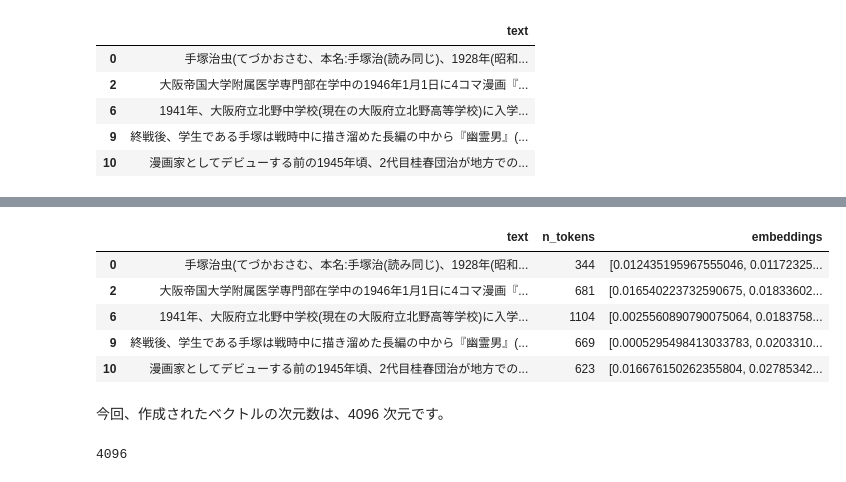
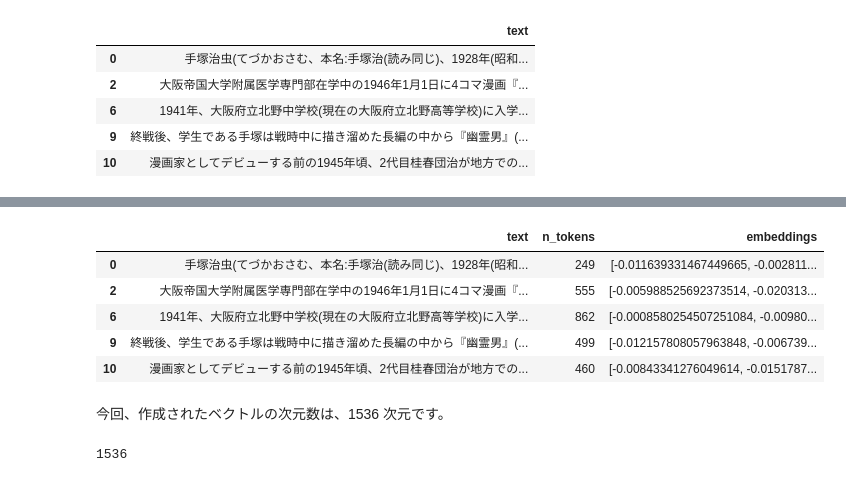
Before and after one commit to tsmatsuz/llm-grounding, a Jupyter notebook: 01-embedding.ipynb, the cells around one changed output, grey strips where cells are left out. Saved outputs shown, nothing was run; the diff lists cells and outputs as text; code cells hidden in the pictures.

```diff
--- a/01-embedding.ipynb
+++ b/01-embedding.ipynb
@@ -80,8 +76,8 @@ df.head()
 import tiktoken
 
 # Load tokenizer
-tokenizer = tiktoken.get_encoding("gpt2")
-#tokenizer = tiktoken.get_encoding("cl100k_base")  # when it's ada-002 model
+#tokenizer = tiktoken.get_encoding("gpt2")
+tokenizer = tiktoken.get_encoding("cl100k_base")
 
 df = pd.read_csv("document_data.csv", index_col=0)
 df.columns = ["text"]
@@ -101,34 +99,34 @@
 # %%
-embedding_model = "text-similarity-curie-001-deploy"
+embedding_model = "text-embedding-ada-002-deploy"
 
 import os
 import time
 import openai
 
 openai.api_key = os.environ["OPENAI_API_KEY"]
 openai.api_base =  os.environ["OPENAI_API_BASE"]
 openai.api_type = os.environ["OPENAI_API_TYPE"]
 openai.api_version = os.environ["OPENAI_API_VERSION"]
 
 def embed(x):
-    time.sleep(0.3)
+    time.sleep(0.6)
     return openai.Embedding.create(
         input=x,
         engine=embedding_model)["data"][0]["embedding"]
 
 df["embeddings"] = df.text.apply(embed)
 df.to_csv("embeddings_data.csv")
 df.head()
 # %% [output]
 |  | text | n_tokens | embeddings |
-| 0 | 手塚治虫(てづかおさむ、本名:手塚治(読み同じ)、1928年(昭和... | 344 | [0.012435195967555046, 0.01172325... |
-| 2 | 大阪帝国大学附属医学専門部在学中の1946年1月1日に4コマ漫画『... | 681 | [0.016540223732590675, 0.01833602... |
-| 6 | 1941年、大阪府立北野中学校(現在の大阪府立北野高等学校)に入学... | 1104 | [0.0025560890790075064, 0.0183758... |
-| 9 | 終戦後、学生である手塚は戦時中に描き溜めた長編の中から『幽霊男』(... | 669 | [0.0005295498413033783, 0.0203310... |
-| 10 | 漫画家としてデビューする前の1945年頃、2代目桂春団治が地方での... | 623 | [0.016676150262355804, 0.02785342... |
+| 0 | 手塚治虫(てづかおさむ、本名:手塚治(読み同じ)、1928年(昭和... | 249 | [-0.011639331467449665, -0.002811... |
+| 2 | 大阪帝国大学附属医学専門部在学中の1946年1月1日に4コマ漫画『... | 555 | [-0.005988525692373514, -0.020313... |
+| 6 | 1941年、大阪府立北野中学校(現在の大阪府立北野高等学校)に入学... | 862 | [-0.0008580254507251084, -0.00980... |
+| 9 | 終戦後、学生である手塚は戦時中に描き溜めた長編の中から『幽霊男』(... | 499 | [-0.012157808057963848, -0.006739... |
+| 10 | 漫画家としてデビューする前の1945年頃、2代目桂春団治が地方での... | 460 | [-0.00843341276049614, -0.0151787... |
 # %% [markdown]
-今回、作成されたベクトルの次元数は、4096 次元です。
+今回、作成されたベクトルの次元数は、1536 次元です。
 # %%
 len(df["embeddings"][0])
 # %% [output]
-4096
+1536
```
Also changed, not shown: parts of 5 cells of this notebook, 5 other files.
